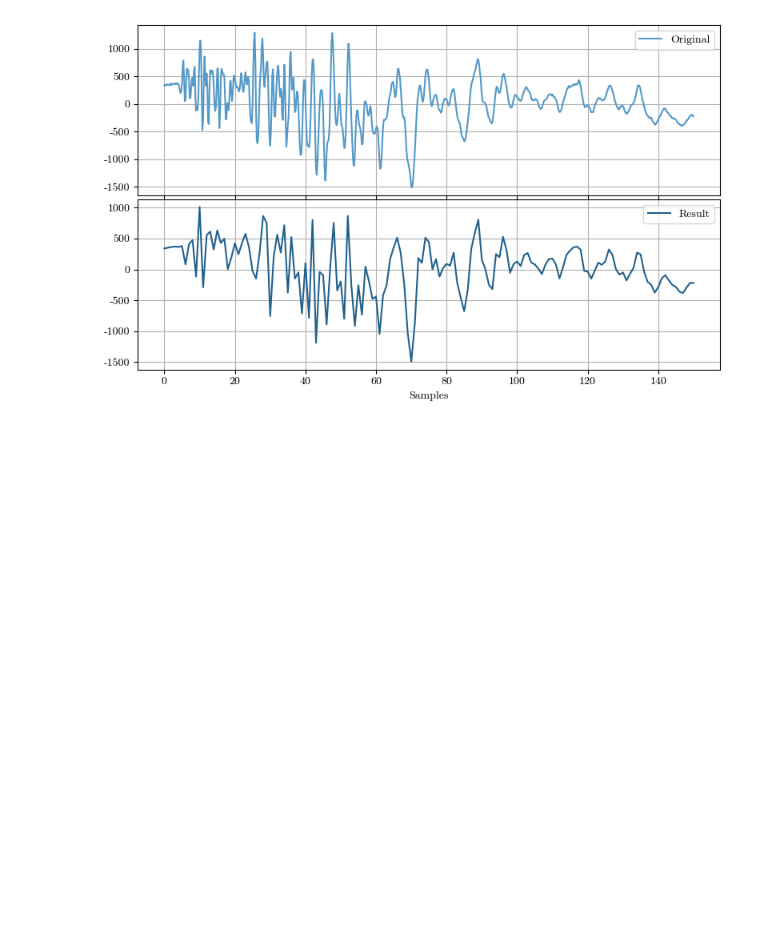
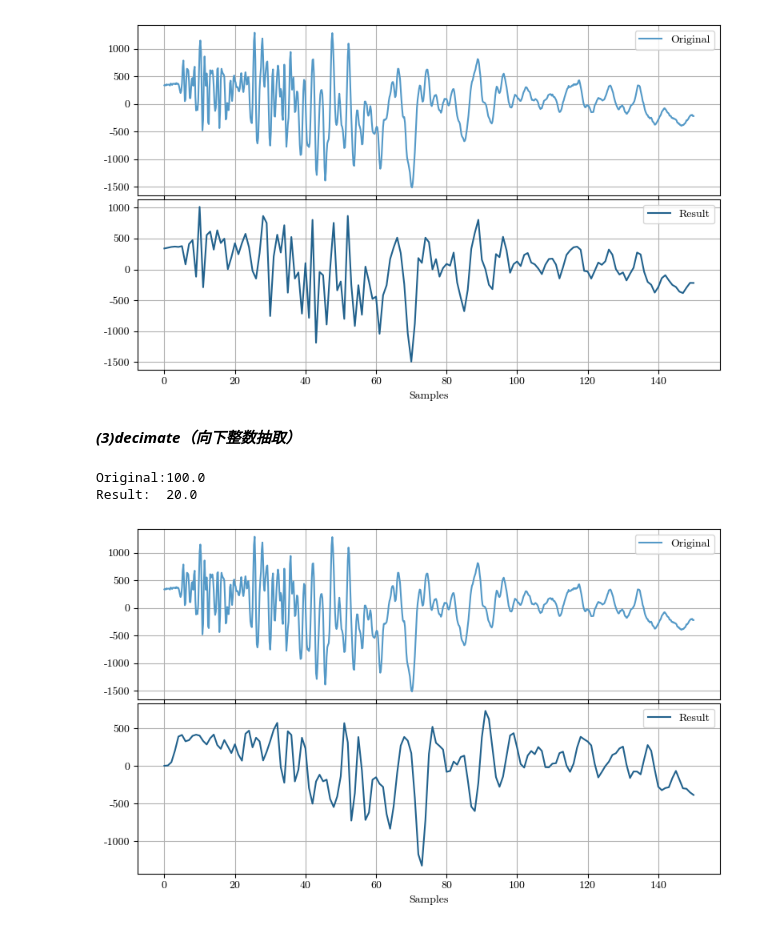
Before and after one commit to sssfeather/exerc, a Jupyter notebook: ipynb/ex_03_resample.ipynb, the cells around one changed output. Cells and saved outputs as stored; diff of their text form; code cells hidden in the pictures; blank space fills up the shorter version.

```diff
--- a/ipynb/ex_03_resample.ipynb
+++ b/ipynb/ex_03_resample.ipynb
@@ -279,3 +267,33 @@ plt.show()
 Original:100.0
 Result:  20.0
 [figure]
+# %% [markdown]
+***(3)decimate（向下整数抽取）***
+# %%
+tr=read("../data/detrend_test_stream.mseed")[0]
+tr = tr.slice(UTCDateTime("2009-08-24T00:20:07.500000Z"), UTCDateTime("2009-08-24T00:20:15.000000Z"))
+
+tr_resample = tr.copy()
+tr_resample.decimate(factor=5, no_filter=False)
+
+print("Original:" + str(tr.stats.sampling_rate))
+print("Result:  " + str(tr_resample.stats.sampling_rate))
+
+fig, ax = plt.subplots(2, 1, figsize=(8, 5))
+plt.subplots_adjust(hspace=0)
+ax[0].plot(tr.data, color="#5499C7", label="Original")
+ax[0].legend(loc="best")
+ax[0].label_outer()
+ax[0].grid()
+ax[1].plot(tr_resample.data, color="#21618C", label="Result")
+ax[1].legend(loc="best")
+ax[1].label_outer()
+ax[1].set_xlabel("Samples")
+ax[1].grid()
+
+plt.tight_layout(h_pad=0)
+plt.show()
+# %% [output]
+Original:100.0
+Result:  20.0
+[figure, added]
```
Also changed, not shown: parts of 10 cells of this notebook, 28 other files.
